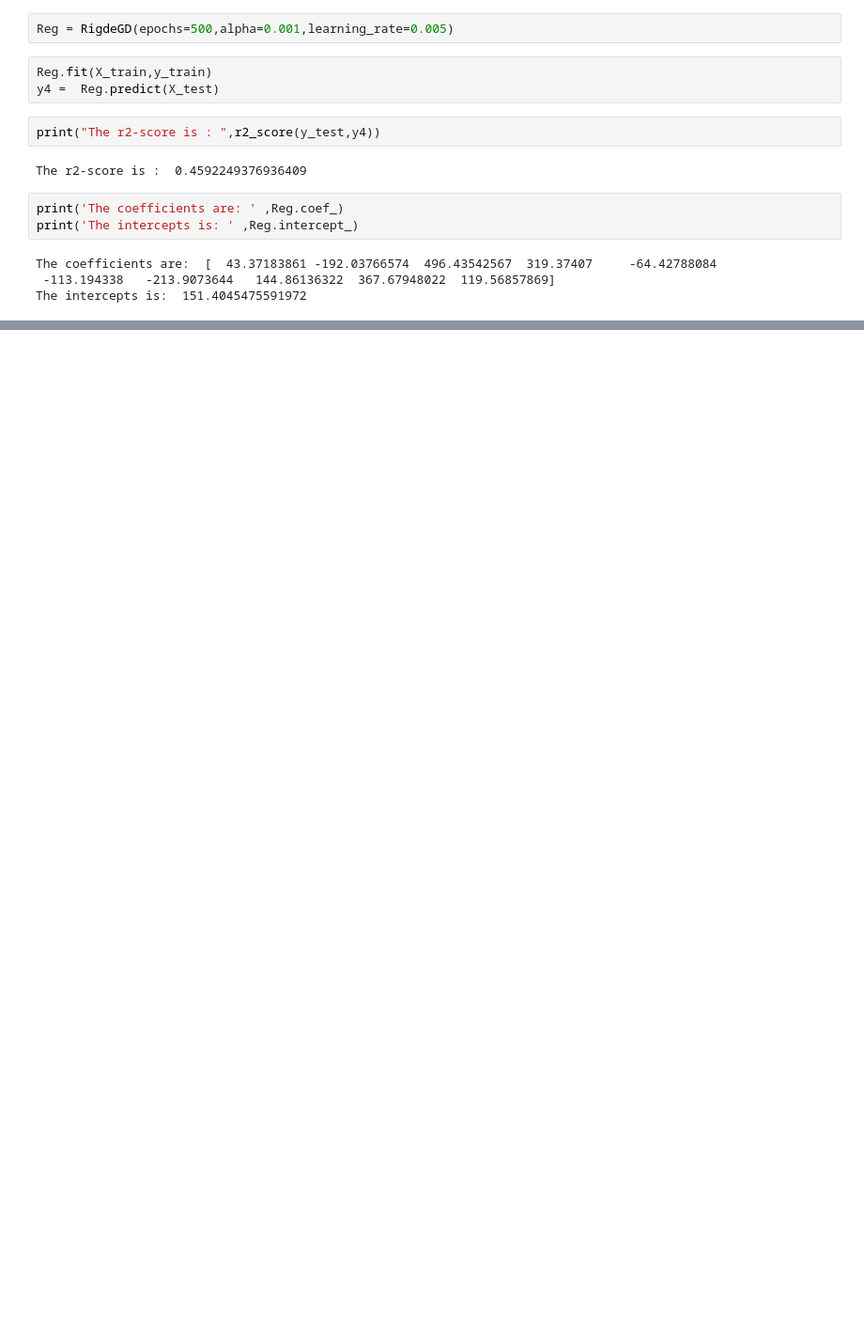
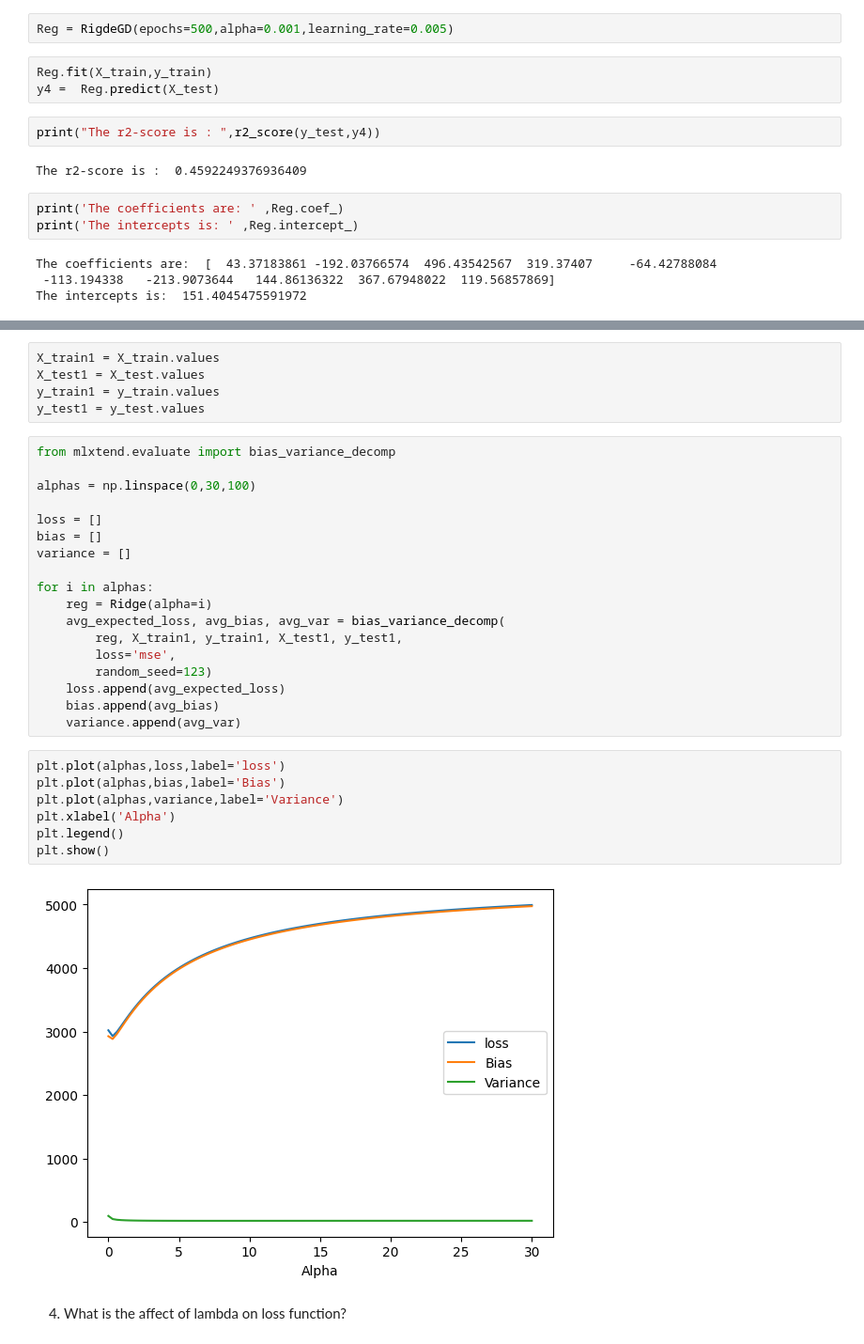
Before and after one commit to QuratulAin20/Machine-Learning, a Jupyter notebook: Ridge_Regression.ipynb, the cells around one changed output, grey strips where cells are left out. Shown at 94% size. Cells and saved outputs as stored; diff of their text form; blank space fills up the shorter version.

```diff
--- a/Ridge_Regression.ipynb
+++ b/Ridge_Regression.ipynb
@@ -243,0 +357,34 @@ The intercepts is:  151.4045475591972
+# %%
+X_train1 = X_train.values
+X_test1 = X_test.values
+y_train1 = y_train.values
+y_test1 = y_test.values
+# %%
+from mlxtend.evaluate import bias_variance_decomp
+
+alphas = np.linspace(0,30,100)
+
+loss = []
+bias = []
+variance = []
+
+for i in alphas:
+    reg = Ridge(alpha=i)
+    avg_expected_loss, avg_bias, avg_var = bias_variance_decomp(
+        reg, X_train1, y_train1, X_test1, y_test1,
+        loss='mse',
+        random_seed=123)
+    loss.append(avg_expected_loss)
+    bias.append(avg_bias)
+    variance.append(avg_var)
+# %%
+plt.plot(alphas,loss,label='loss')
+plt.plot(alphas,bias,label='Bias')
+plt.plot(alphas,variance,label='Variance')
+plt.xlabel('Alpha')
+plt.legend()
+plt.show()
+# %% [output]
+[figure, added]
+# %% [markdown]
+4. What is the affect of lambda on loss function?
```
Also changed, not shown: parts of 14 cells of this notebook.
